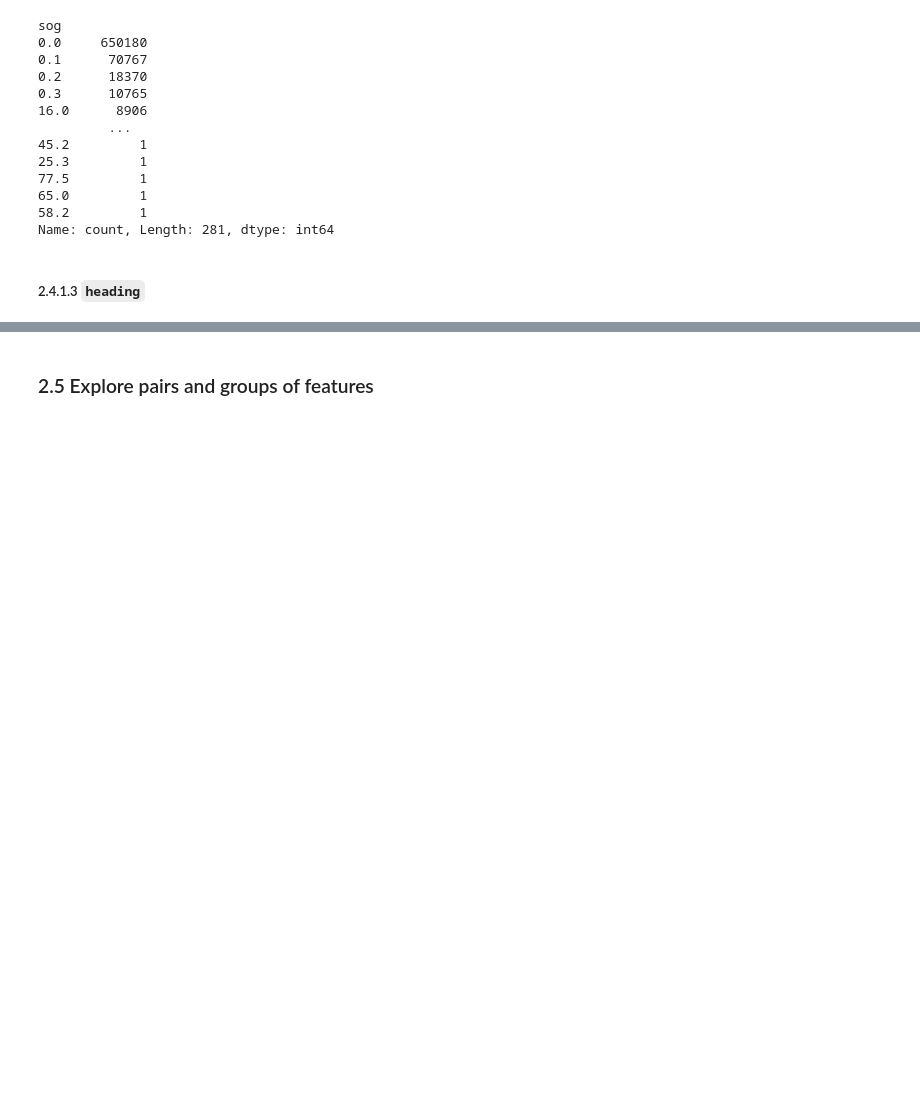
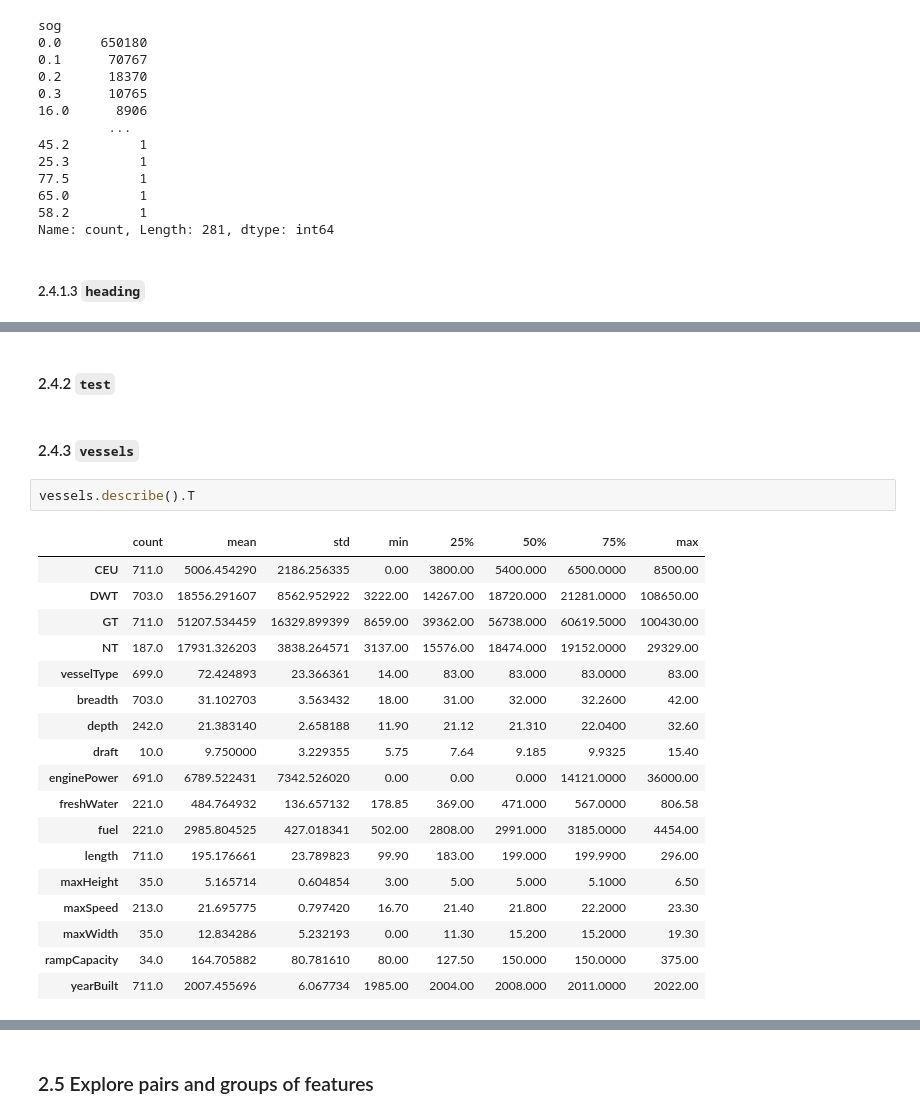
Before and after one commit to alexandersundquist/TDT4173-Modern-Machine-Learning-In-Practice-Project, a Jupyter notebook: Report.ipynb, the cells around one changed output, grey strips where cells are left out. Cells and saved outputs as stored; diff of their text form; blank space fills up the shorter version.

```diff
--- a/Report.ipynb
+++ b/Report.ipynb
@@ -240,0 +242,25 @@ Name: count, Length: 281, dtype: int64
+# %% [markdown]
+#### 2.4.2 `test`
+# %% [markdown]
+#### 2.4.3 `vessels`
+# %%
+vessels.describe().T
+# %% [output]
+|  | count | mean | std | min | 25% | 50% | 75% | max |
+| CEU | 711.0 | 5006.454290 | 2186.256335 | 0.00 | 3800.00 | 5400.000 | 6500.0000 | 8500.00 |
+| DWT | 703.0 | 18556.291607 | 8562.952922 | 3222.00 | 14267.00 | 18720.000 | 21281.0000 | 108650.00 |
+| GT | 711.0 | 51207.534459 | 16329.899399 | 8659.00 | 39362.00 | 56738.000 | 60619.5000 | 100430.00 |
+| NT | 187.0 | 17931.326203 | 3838.264571 | 3137.00 | 15576.00 | 18474.000 | 19152.0000 | 29329.00 |
+| vesselType | 699.0 | 72.424893 | 23.366361 | 14.00 | 83.00 | 83.000 | 83.0000 | 83.00 |
+| breadth | 703.0 | 31.102703 | 3.563432 | 18.00 | 31.00 | 32.000 | 32.2600 | 42.00 |
+| depth | 242.0 | 21.383140 | 2.658188 | 11.90 | 21.12 | 21.310 | 22.0400 | 32.60 |
+| draft | 10.0 | 9.750000 | 3.229355 | 5.75 | 7.64 | 9.185 | 9.9325 | 15.40 |
+| enginePower | 691.0 | 6789.522431 | 7342.526020 | 0.00 | 0.00 | 0.000 | 14121.0000 | 36000.00 |
+| freshWater | 221.0 | 484.764932 | 136.657132 | 178.85 | 369.00 | 471.000 | 567.0000 | 806.58 |
+| fuel | 221.0 | 2985.804525 | 427.018341 | 502.00 | 2808.00 | 2991.000 | 3185.0000 | 4454.00 |
+| length | 711.0 | 195.176661 | 23.789823 | 99.90 | 183.00 | 199.000 | 199.9900 | 296.00 |
+| maxHeight | 35.0 | 5.165714 | 0.604854 | 3.00 | 5.00 | 5.000 | 5.1000 | 6.50 |
+| maxSpeed | 213.0 | 21.695775 | 0.797420 | 16.70 | 21.40 | 21.800 | 22.2000 | 23.30 |
+| maxWidth | 35.0 | 12.834286 | 5.232193 | 0.00 | 11.30 | 15.200 | 15.2000 | 19.30 |
+| rampCapacity | 34.0 | 164.705882 | 80.781610 | 80.00 | 127.50 | 150.000 | 150.0000 | 375.00 |
+| yearBuilt | 711.0 | 2007.455696 | 6.067734 | 1985.00 | 2004.00 | 2008.000 | 2011.0000 | 2022.00 |
```
Also changed, not shown: parts of 19 cells of this notebook.
